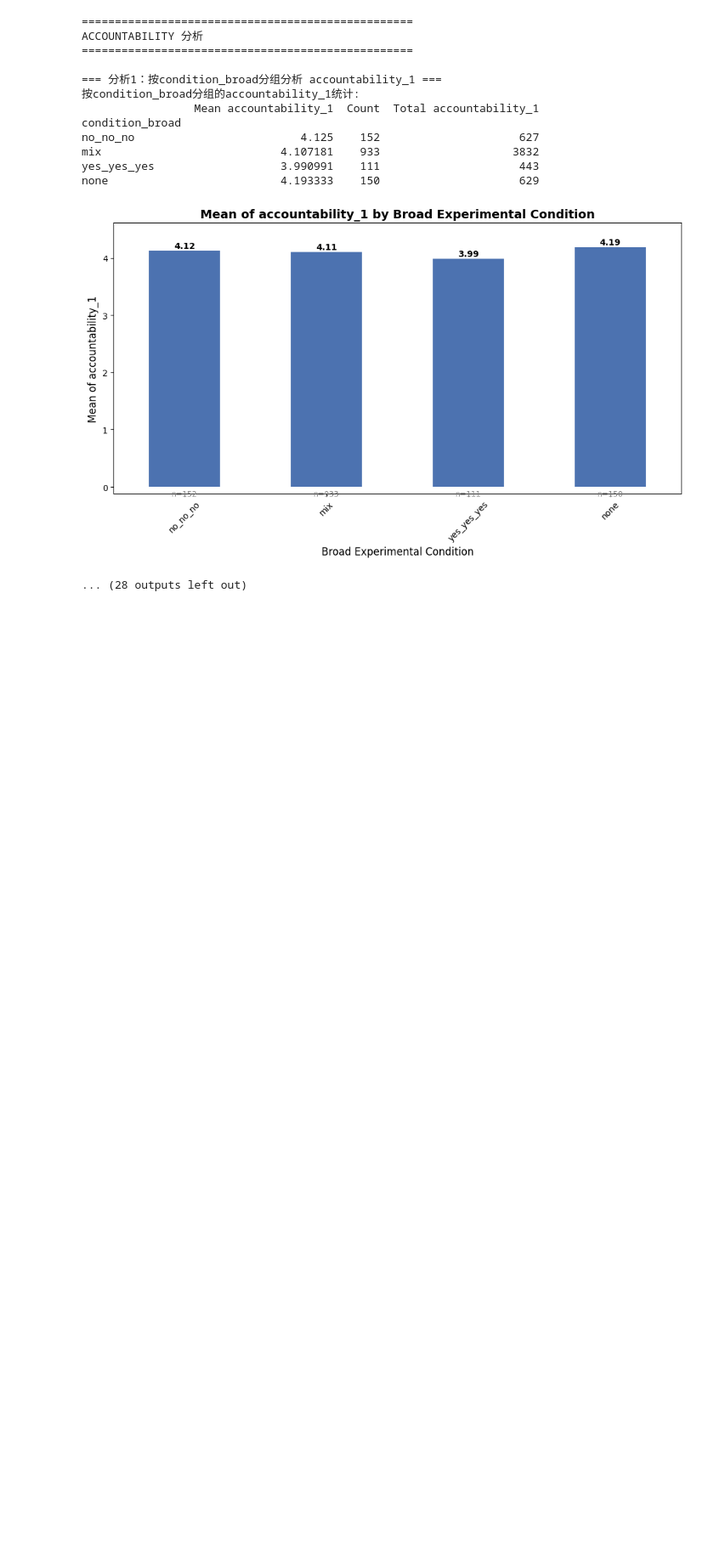
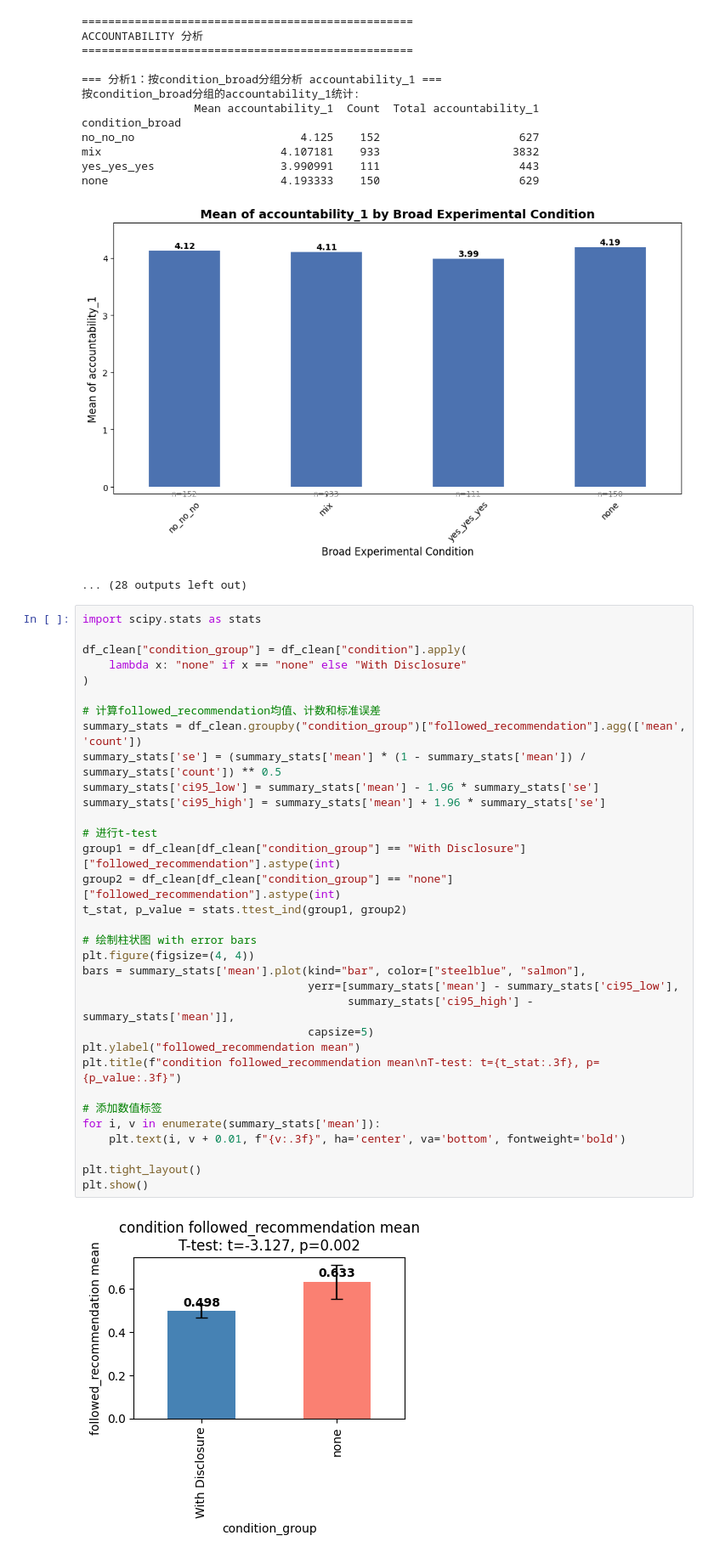
Before and after one commit to kenxjzhang/made_by_human, a Jupyter notebook: code/MBH_main_loader.ipynb, the cells around one changed output. Shown at 85% size. Saved outputs shown, nothing was run; the diff lists cells and outputs as text; blank space fills up the shorter version.

```diff
--- a/code/MBH_main_loader.ipynb
+++ b/code/MBH_main_loader.ipynb
@@ -2265,3 +2263,38 @@ yes_yes_yes                   3.990991    111                     443
 none                          4.193333    150                     629
 [figure]
 ... (28 outputs left out)
+# %%
+import scipy.stats as stats
+
+df_clean["condition_group"] = df_clean["condition"].apply(
+    lambda x: "none" if x == "none" else "With Disclosure"
+)
+
+# 计算followed_recommendation均值、计数和标准误差
+summary_stats = df_clean.groupby("condition_group")["followed_recommendation"].agg(['mean', 'count'])
+summary_stats['se'] = (summary_stats['mean'] * (1 - summary_stats['mean']) / summary_stats['count']) ** 0.5
+summary_stats['ci95_low'] = summary_stats['mean'] - 1.96 * summary_stats['se']
+summary_stats['ci95_high'] = summary_stats['mean'] + 1.96 * summary_stats['se']
+
+# 进行t-test
+group1 = df_clean[df_clean["condition_group"] == "With Disclosure"]["followed_recommendation"].astype(int)
+group2 = df_clean[df_clean["condition_group"] == "none"]["followed_recommendation"].astype(int)
+t_stat, p_value = stats.ttest_ind(group1, group2)
+
+# 绘制柱状图 with error bars
+plt.figure(figsize=(4, 4))
+bars = summary_stats['mean'].plot(kind="bar", color=["steelblue", "salmon"],
+                                  yerr=[summary_stats['mean'] - summary_stats['ci95_low'],
+                                        summary_stats['ci95_high'] - summary_stats['mean']],
+                                  capsize=5)
+plt.ylabel("followed_recommendation mean")
+plt.title(f"condition followed_recommendation mean\nT-test: t={t_stat:.3f}, p={p_value:.3f}")
+
+# 添加数值标签
+for i, v in enumerate(summary_stats['mean']):
+    plt.text(i, v + 0.01, f"{v:.3f}", ha='center', va='bottom', fontweight='bold')
+
+plt.tight_layout()
+plt.show()
+# %% [output]
+[figure, added]
```
Also changed, not shown: parts of 1 cell of this notebook, 11 other files.
